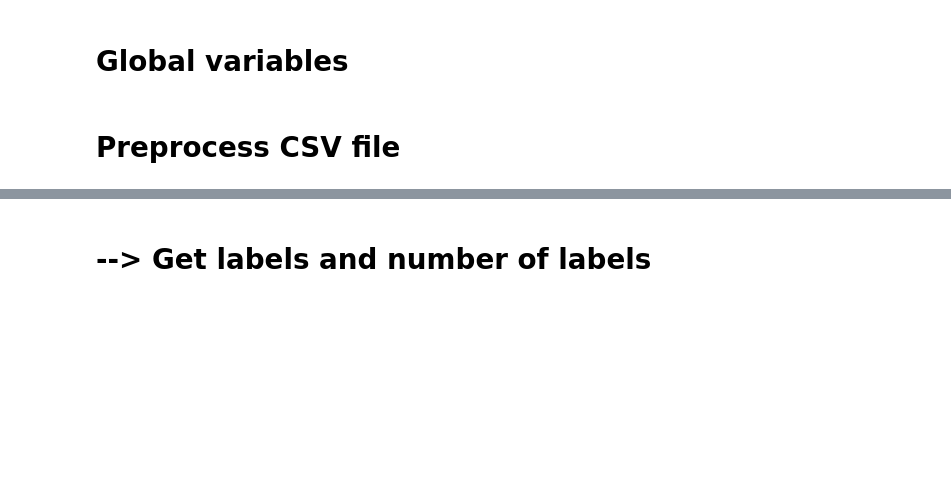
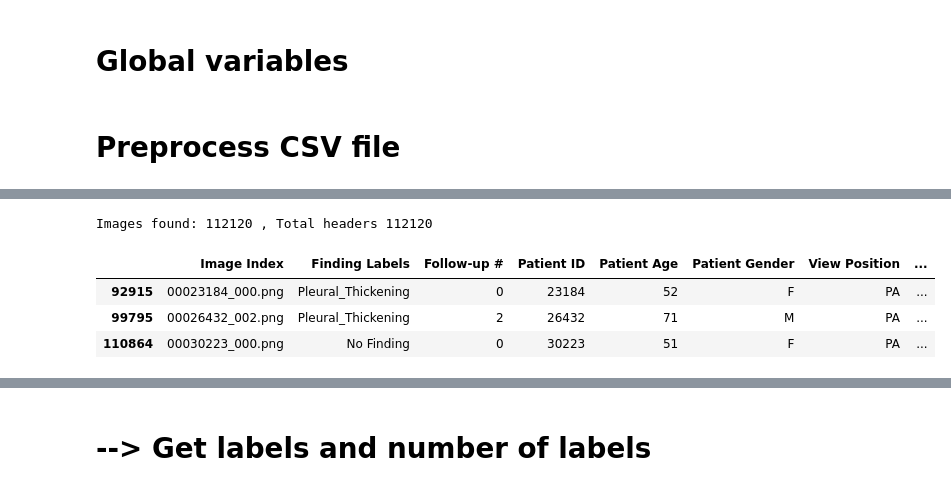
Before and after one commit to hanzopgp/HeartAttackPrediction, a Jupyter notebook: notebooks/cnn-x-mlp/chest-x-rays-classifi.ipynb, the cells around one changed output, grey strips where cells are left out. Cells and saved outputs as stored; diff of their text form; code cells hidden in the pictures; blank space fills up the shorter version.

```diff
--- a/notebooks/cnn-x-mlp/chest-x-rays-classifi.ipynb
+++ b/notebooks/cnn-x-mlp/chest-x-rays-classifi.ipynb
@@ -51,0 +43,13 @@ data_entry_df
+# %%
+data_entry_df = pd.read_csv(DATA_ENTRY_CSV_PATH)
+all_image_paths = {os.path.basename(x): x for x in glob(os.path.join("..", "input", "data", "images*", "*", "*.png"))}
+print("Images found:", len(all_image_paths), ", Total headers", data_entry_df.shape[0])
+data_entry_df["path"] = data_entry_df["Image Index"].map(all_image_paths.get)
+# data_entry_df["Patient Age"] = data_entry_df["Patient Age"].map(lambda x: int(x[:-1]))
+data_entry_df.sample(3)
+# %% [output]
+Images found: 112120 , Total headers 112120
+|  | Image Index | Finding Labels | Follow-up # | Patient ID | Patient Age | Patient Gender | View Position | ... |
+| 92915 | 00023184_000.png | Pleural_Thickening | 0 | 23184 | 52 | F | PA | ... |
+| 99795 | 00026432_002.png | Pleural_Thickening | 2 | 26432 | 71 | M | PA | ... |
+| 110864 | 00030223_000.png | No Finding | 0 | 30223 | 51 | F | PA | ... |
```
Also changed, not shown: parts of 21 cells of this notebook.
